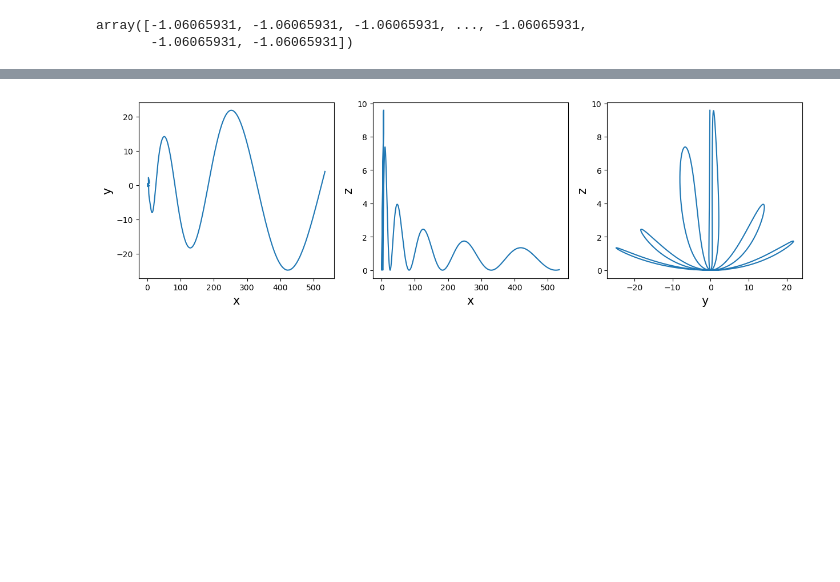
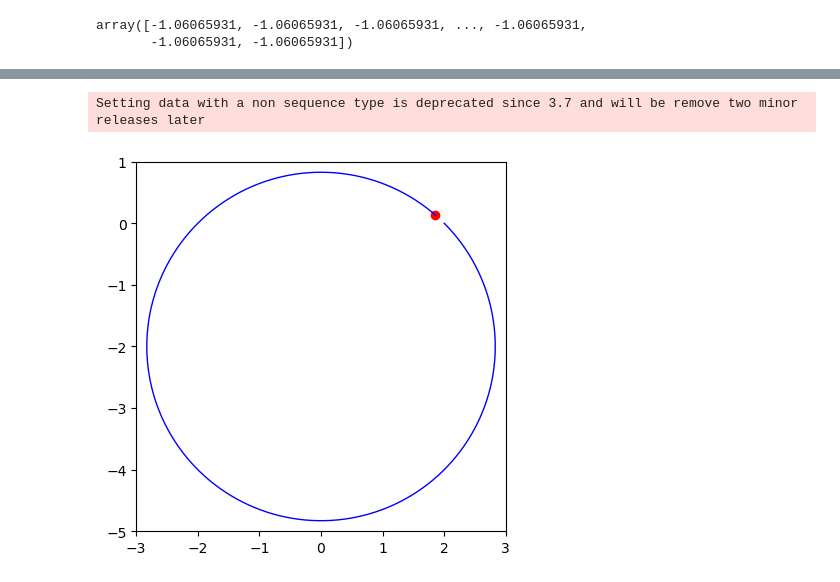
Before and after one commit to Michau-H/theoretical-physics, a Jupyter notebook: lab3_pole_magnetyczne/wyniki/lab3_czytanie.ipynb, the cells around one changed output, grey strips where cells are left out. Cells and saved outputs as stored; diff of their text form; code cells hidden in the pictures; blank space fills up the shorter version.

```diff
--- a/lab3_pole_magnetyczne/wyniki/lab3_czytanie.ipynb
+++ b/lab3_pole_magnetyczne/wyniki/lab3_czytanie.ipynb
@@ -141,9 +156,0 @@ Text(0, 0.5, '$z$')
-# %%
-ro = []
-x = []
-y = []
-
-for i in range(2):
-    ro.append(z[i]*m.tan(alpha))
-    x.append(ro[i]*np.cos(phi[i]))
-    y.append(ro[i]*np.sin(phi[i]))
@@ -161,27 +157,6 @@ for i in range(2):
-# %%
-plt.figure(figsize=(15,4))
-i=1
-
-plt.subplot(1,3,1)
-plt.plot(x2[i], y2[i])
-plt.xlabel("x", fontsize=fs)
-plt.ylabel("y", fontsize=fs)
-# plt.show()
-
-plt.subplot(1,3,2)
-plt.plot(x2[i], z2[i])
-plt.xlabel("x", fontsize=fs)
-plt.ylabel("z", fontsize=fs)
-# plt.show()
-
-plt.subplot(1,3,3)
-plt.plot(y2[i], z2[i])
-plt.xlabel("y", fontsize=fs)
-plt.ylabel("z", fontsize=fs)
-plt.show()
-# %% [output]
-[figure, removed]
 # %%
-i = 1
-fig = go.Figure(data=go.Scatter3d(x=x2[i], y=y2[i], z=z2[i], mode='lines'))
+i = 4
+fig = go.Figure(data=go.Scatter3d(x=x[i], y=y[i], z=z[i], mode='lines'))
+
+fig.update_layout(width=1000, height=800)
 fig.show()
@@ -187,0 +165,27 @@ fig.show()
+# %%
+fig, ax = plt.subplots()
+point, = ax.plot([], [], 'ro')
+traj, = ax.plot([], [], 'b-', lw=1)
+
+ax.set_xlim(-3, 3)
+ax.set_ylim(-5, 1)
+ax.set_aspect('equal')
+
+def init():
+    point.set_data([], [])
+    traj.set_data([], [])
+    return point, traj
+
+def update(i):
+    point.set_data(x[3][10*i-1], y[3][10*i-1])
+    traj.set_data(x[3][:10*(i)], y[3][:10*(i)])
+    return point, traj
+
+ani = animation.FuncAnimation(fig, update, frames=int(len(x[3])/50),
+                              init_func=init, blit=True, interval=30)
+
+# Zapis do pliku GIF
+ani.save('animation.gif', writer='pillow', fps=30)
+# %% [output]
+Setting data with a non sequence type is deprecated since 3.7 and will be remove two minor releases later
+[figure, added]
```
Also changed, not shown: parts of 7 cells of this notebook, 40 other files.
